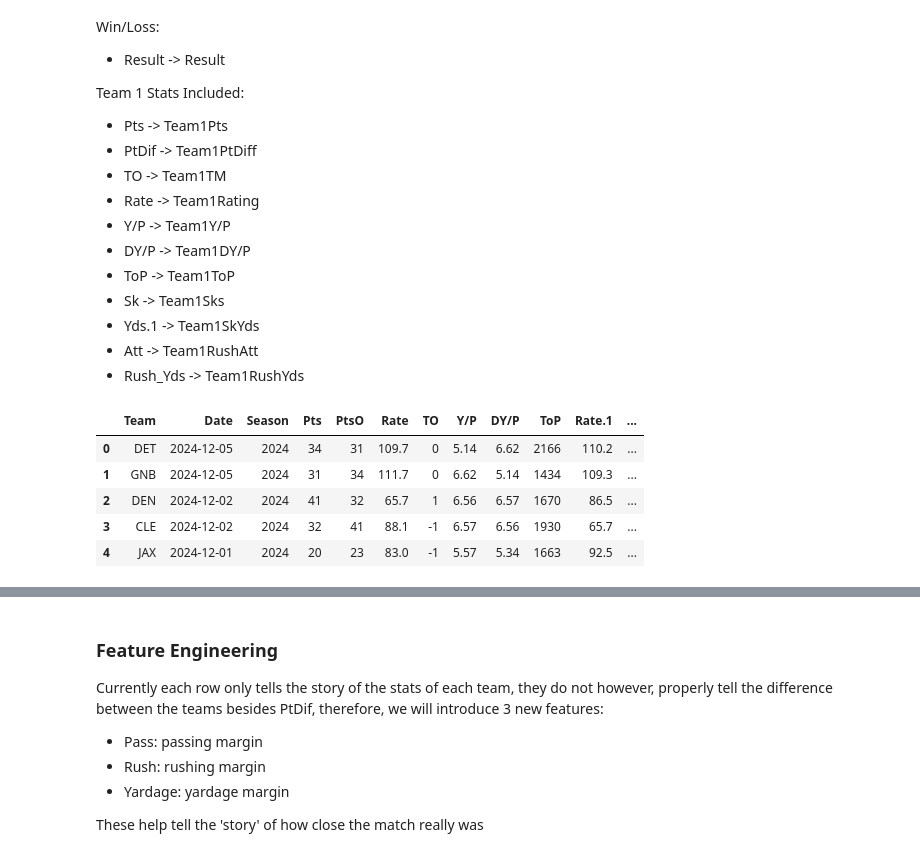
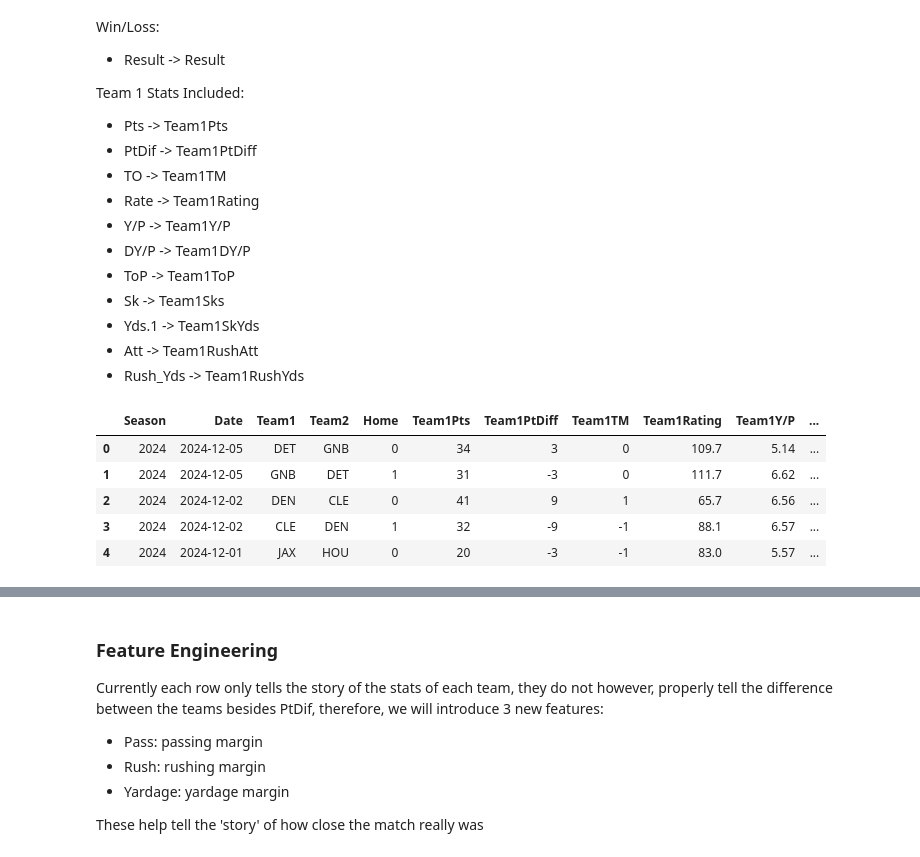
Before and after one commit to pi2chen/nfl-predictions, a Jupyter notebook: nfl_data_preprocessing.ipynb, the cells around one changed output, grey strips where cells are left out. Saved outputs shown, nothing was run; the diff lists cells and outputs as text; code cells hidden in the pictures.

```diff
--- a/nfl_data_preprocessing.ipynb
+++ b/nfl_data_preprocessing.ipynb
@@ -452,39 +686,39 @@ import pandas as pd
 
 # Assuming you have your original DataFrame 'df'
 
 # Create a new DataFrame with only the columns you want and rename them
 new_df = df[['Season', 'Date', 'Team', 'Opp', 'Away', 'Pts', 'PtDif', 'TO', 'Rate', 'Y/P', 'DY/P', 'ToP', 'Sk', 'Yds.1', 'Att', 'Rush_Yds', 'Result']].copy()
 
 # Rename columns
 new_df.rename(columns={
     'Season': 'Season',
     'Date': 'Date',
     'Team': 'Team1',
     'Opp': 'Team2',
     'Away': 'Home',
     'Pts': 'Team1Pts',
     'PtDif': 'Team1PtDiff',
     'TO': 'Team1TM',
     'Rate': 'Team1Rating',
     'Y/P': 'Team1Y/P',
     'DY/P': 'Team1DY/P',
     'ToP': 'Team1ToP',
     'Sk': 'Team1Sks',
     'Yds.1': 'Team1SkYds',
     'Att': 'Team1RushAtt',
     'Rush_Yds': 'Team1RushYds',
     'Result': 'Result'
 }, inplace=True)
 
+new_df['Home'] = new_df['Home'].apply(lambda x: 1 if x == 0 else 0)
+
 # Now, 'new_df' will have the renamed columns as requested
 
 new_df.head(5)
+# %% [output]
+|  | Season | Date | Team1 | Team2 | Home | Team1Pts | Team1PtDiff | Team1TM | Team1Rating | Team1Y/P | ... |
+| 0 | 2024 | 2024-12-05 | DET | GNB | 0 | 34 | 3 | 0 | 109.7 | 5.14 | ... |
+| 1 | 2024 | 2024-12-05 | GNB | DET | 1 | 31 | -3 | 0 | 111.7 | 6.62 | ... |
+| 2 | 2024 | 2024-12-02 | DEN | CLE | 0 | 41 | 9 | 1 | 65.7 | 6.56 | ... |
+| 3 | 2024 | 2024-12-02 | CLE | DEN | 1 | 32 | -9 | -1 | 88.1 | 6.57 | ... |
+| 4 | 2024 | 2024-12-01 | JAX | HOU | 0 | 20 | -3 | -1 | 83.0 | 5.57 | ... |
-# %%
-df.head(5)
-# %% [output]
-|  | Team | Date | Season | Pts | PtsO | Rate | TO | Y/P | DY/P | ToP | Rate.1 | ... |
-| 0 | DET | 2024-12-05 | 2024 | 34 | 31 | 109.7 | 0 | 5.14 | 6.62 | 2166 | 110.2 | ... |
-| 1 | GNB | 2024-12-05 | 2024 | 31 | 34 | 111.7 | 0 | 6.62 | 5.14 | 1434 | 109.3 | ... |
-| 2 | DEN | 2024-12-02 | 2024 | 41 | 32 | 65.7 | 1 | 6.56 | 6.57 | 1670 | 86.5 | ... |
-| 3 | CLE | 2024-12-02 | 2024 | 32 | 41 | 88.1 | -1 | 6.57 | 6.56 | 1930 | 65.7 | ... |
-| 4 | JAX | 2024-12-01 | 2024 | 20 | 23 | 83.0 | -1 | 5.57 | 5.34 | 1663 | 92.5 | ... |
```
Also changed, not shown: parts of 24 cells of this notebook, 1 other file.
